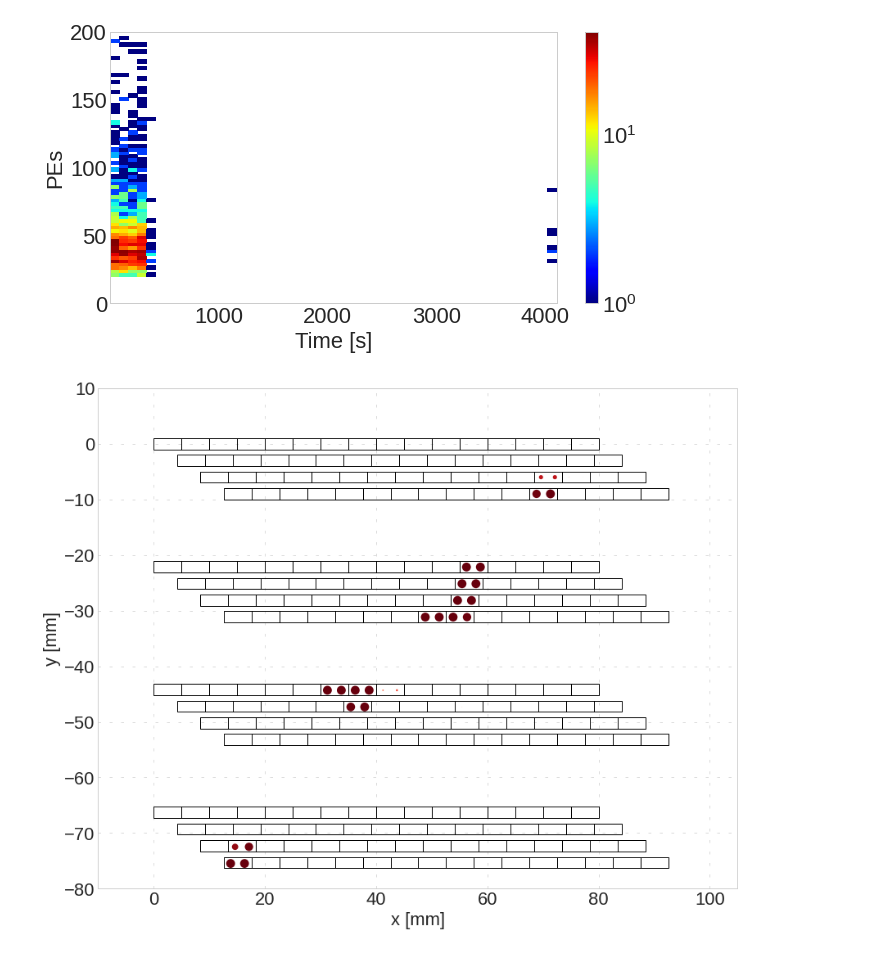
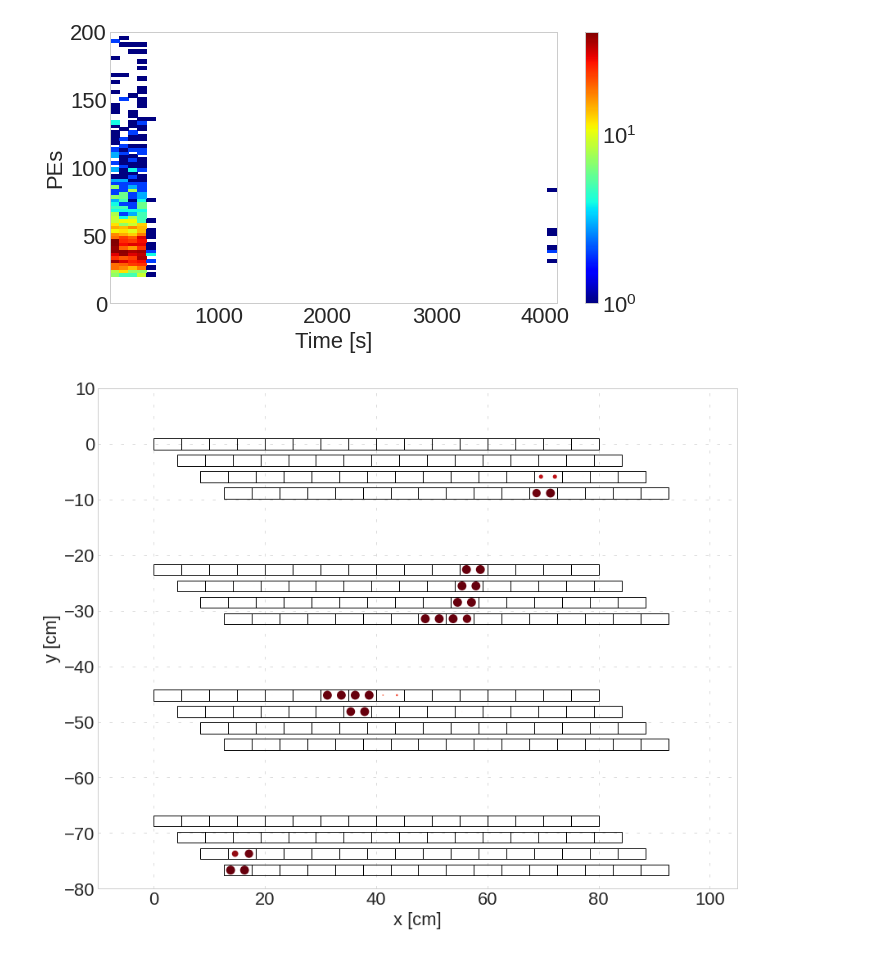
Before and after one commit to oksuzian/Mu2eANL, a Jupyter notebook: Wideband/WidebandAna.ipynb, the cells around one changed output. Saved outputs shown, nothing was run; the diff lists cells and outputs as text; code cells hidden in the pictures.

```diff
--- a/Wideband/WidebandAna.ipynb
+++ b/Wideband/WidebandAna.ipynb
@@ -83,48 +65,67 @@ plt.ylabel('PEs')
 plt.xlabel('Time [s]');
 # %% [output]
 [figure]
+# %%
+feb_map = []
+feb_map.append((0, 2, 3)) # feb_map[0] is connected to (module_number, layer1, layer2)
+feb_map.append((1, 0, 1))
+feb_map.append((1, 2, 3))
+feb_map.append((2, 0, 1))
+feb_map.append((3, 2, 3))
 # %%
-vmax=75
-norm = matplotlib.colors.LogNorm(vmin=2, vmax=vmax)
+MAX_FEB = len(feb_map) # Max number of FEB in the configuration
+PADS_BETWEEN_MODULES = 10.16 # insulation pads between modules in cm
+MAX_PE = 75 # Max PE value to display
+LAYER_OFFSET = 4.2 # cm
+COUNTER_WIDTH = 5.0 # cm
+COUNTER_HEIGHT = 2.0 # cm
+
+gapBetweenLayers =  0.9525  # cm - taken from Offline/Mu2eG4/geom/crv_counters_v08.txt
+aluminumSheetThickness = 0.3175 # cm
+strongBackThickness = 1.27    # cm
+
+MODULE_HEIGHT = 4*COUNTER_HEIGHT+3*gapBetweenLayers+aluminumSheetThickness+strongBackThickness
+
+
+norm = matplotlib.colors.LogNorm(vmin=2, vmax=MAX_PE)
 m = plt.cm.ScalarMappable(norm=norm, cmap=plt.cm.Reds)
-#m = cm.ScalarMappable(norm=norm, cmap=plt.cm.viridis)
 
 df_ = df.query('spillNumber==1 and eventNumber==10')
 
 num_modules=4
 xy=[]
 for x in range(0,15):
   for y in range(0,4):
     for n in range(0,num_modules):
-      xy.append([5*x+4.2*y,-y*3-n*22.1]) # FIXME: Gap between modules is 4"=10.16 cm. Why 22.1?
+      xy.append([COUNTER_WIDTH*x+LAYER_OFFSET*y,
+                 -y*(gapBetweenLayers+COUNTER_HEIGHT)-n*(MODULE_HEIGHT+PADS_BETWEEN_MODULES)])
 
 fig, axs = plt.subplots(1,1, figsize=(14,14))
 axs.set_aspect(aspect='equal')
 axs.set_xlim(-10, 105)
 axs.set_ylim(-80, 10)
-axs.set_ylabel("y [mm]")
-axs.set_xlabel("x [mm]")
+axs.set_ylabel("y [cm]")
+axs.set_xlabel("x [cm]")
 for x, y in xy:
     rect1 = plt.Rectangle((x, y-1), 10, 2, fill=None)
     axs.add_patch(rect1)
 
+for feb in range(0,MAX_FEB):
+  layer_list = (feb_map[feb][1], feb_map[feb][2]) # Local layers that FEB is connected with a module
+  module_num = feb_map[feb][0] # Module number FEB is connected to
+  for chan in range(0,64):
 
-for feb in range(0,5):
-  for chan in range(0,64):
-    layer=feb*2+chan//32
-    chanLayer = chan%32
+    local_layer = layer_list[chan//32] # Layer within a module (0,1,2,3)
+    global_layer = local_layer + module_num*4 # Layer within a stack of module (0,1,2,3,4,5...)
 
-    if feb==4:
-      layer=layer+4
-    layer = layer+2 # First two layers are empty
+    y = -global_layer*(COUNTER_HEIGHT+gapBetweenLayers) \
+        -module_num*(PADS_BETWEEN_MODULES+strongBackThickness-gapBetweenLayers+aluminumSheetThickness) \
 
-    num_modules = layer//4 #Which module based on number of layers
-    y = -layer*3
-    x = 2.5*chanLayer+4.2*(layer%4)
+    x = COUNTER_WIDTH/2*(chan%32)+LAYER_OFFSET*local_layer+COUNTER_WIDTH/4
 
     z = df_['PEs[%d][%d]'%(feb,chan)].iloc[0]
-    z = np.clip(z, 0.1, vmax)
-    rect = plt.Circle((x+1.25, y-num_modules*10.16), 0.8*z/vmax, fc=m.to_rgba(z))
+    z = np.clip(z, 0.1, MAX_PE) # Constrain PE to a range from 0.1 to
+    rect = plt.Circle((x, y), 0.8*z/MAX_PE, fc=m.to_rgba(z))
     axs.add_patch(rect)
 # %% [output]
-[figure, old version]
+[figure, new version]
```
Also changed, not shown: parts of 2 cells of this notebook.
